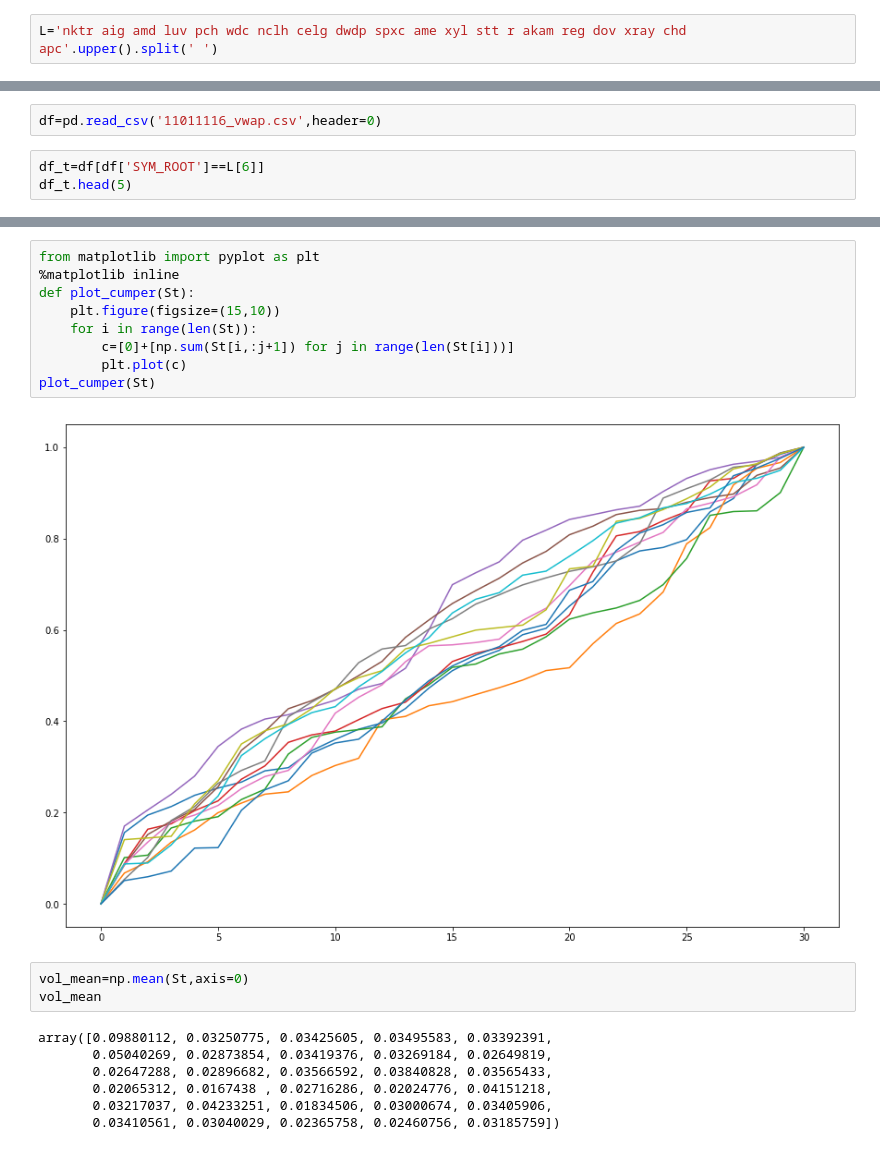
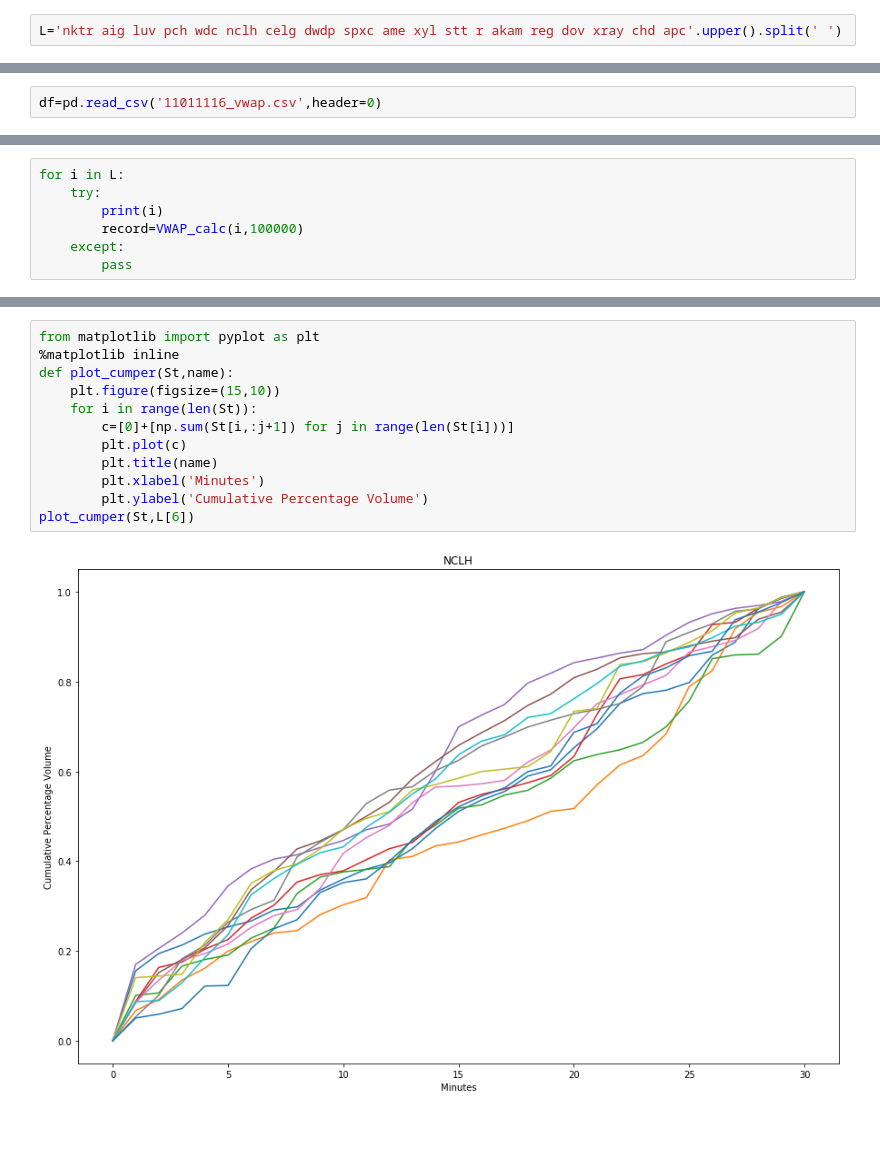
Before and after one commit to Weichong515/Algo-Trading-14, a Jupyter notebook: Historic Binwise VWAP.ipynb, the cells around one changed output, grey strips where cells are left out. Drawn from its saved outputs; the diff is of its cells as text.

```diff
--- a/Historic Binwise VWAP.ipynb
+++ b/Historic Binwise VWAP.ipynb
@@ -2,11 +2,8 @@
 import pandas as pd
 import numpy as np
 # %%
-L='nktr aig amd luv pch wdc nclh celg dwdp spxc ame xyl stt r akam reg dov xray chd apc'.upper().split(' ')
+L='nktr aig luv pch wdc nclh celg dwdp spxc ame xyl stt r akam reg dov xray chd apc'.upper().split(' ')
 # %% [markdown]
 Merge the price data the same way as the quote and ask data, while for the size variable we sum over each 10 second period.
 # %%
 df=pd.read_csv('11011116_vwap.csv',header=0)
-# %%
-df_t=df[df['SYM_ROOT']==L[6]]
-df_t.head(5)
@@ -45,0 +74,7 @@ for i in range(len(St)):
+# %%
+for i in L:
+    try:
+        print(i)
+        record=VWAP_calc(i,100000)
+    except:
+        pass
@@ -46,21 +116,14 @@ for i in range(len(St)):
 # %%
 from matplotlib import pyplot as plt
 %matplotlib inline
-def plot_cumper(St):
+def plot_cumper(St,name):
     plt.figure(figsize=(15,10))
     for i in range(len(St)):
         c=[0]+[np.sum(St[i,:j+1]) for j in range(len(St[i]))]
         plt.plot(c)
-plot_cumper(St)
+        plt.title(name)
+        plt.xlabel('Minutes')
+        plt.ylabel('Cumulative Percentage Volume')
+plot_cumper(St,L[6])
 # %% [output]
-[figure, old version]
+[figure, new version]
-# %%
-vol_mean=np.mean(St,axis=0)
-vol_mean
-# %% [output]
-array([0.09880112, 0.03250775, 0.03425605, 0.03495583, 0.03392391,
-       0.05040269, 0.02873854, 0.03419376, 0.03269184, 0.02649819,
-       0.02647288, 0.02896682, 0.03566592, 0.03840828, 0.03565433,
-       0.02065312, 0.0167438 , 0.02716286, 0.02024776, 0.04151218,
-       0.03217037, 0.04233251, 0.01834506, 0.03000674, 0.03405906,
-       0.03410561, 0.03040029, 0.02365758, 0.02460756, 0.03185759])
```
Also changed, not shown: parts of 18 cells of this notebook, 1 other file.
